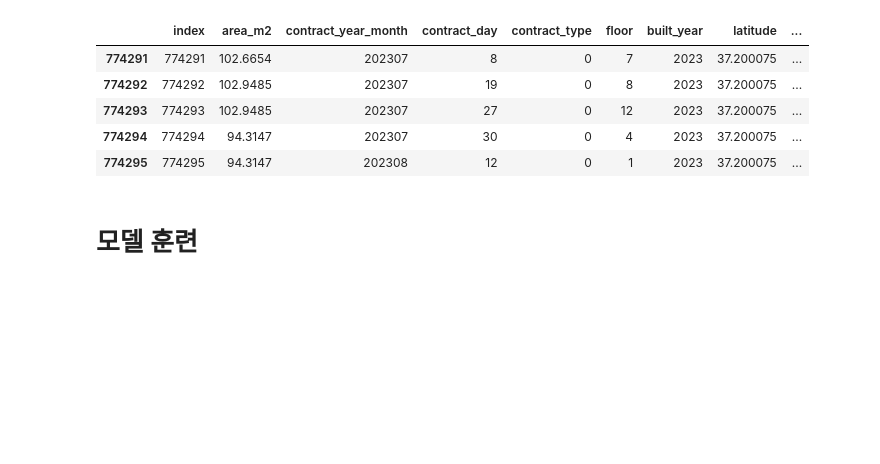
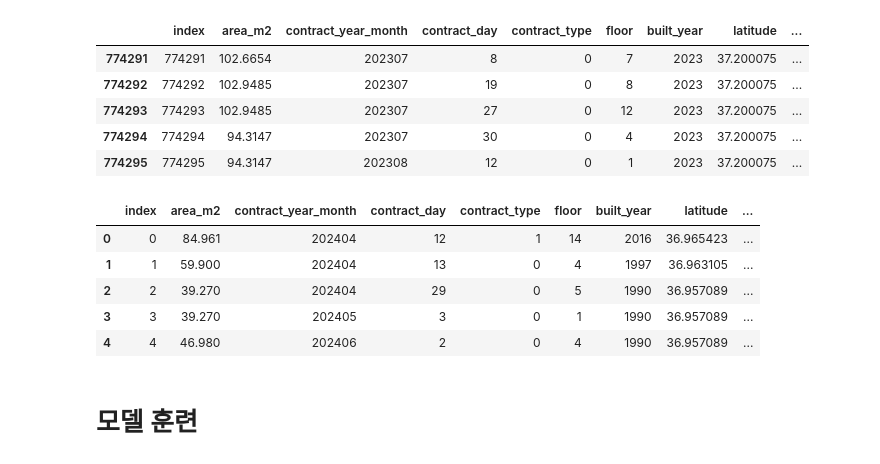
Before and after one commit to boostcampaitech7/level2-competitiveds-recsys-08, a Jupyter notebook: src/baseline.ipynb, the cells around one changed output. Saved outputs shown, nothing was run; the diff lists cells and outputs as text; code cells hidden in the pictures; blank space fills up the shorter version.

```diff
--- a/src/baseline.ipynb
+++ b/src/baseline.ipynb
@@ -216,6 +218,15 @@ X_holdout.head()
 | 774293 | 774293 | 102.9485 | 202307 | 27 | 0 | 12 | 2023 | 37.200075 | ... |
 | 774294 | 774294 | 94.3147 | 202307 | 30 | 0 | 4 | 2023 | 37.200075 | ... |
 | 774295 | 774295 | 94.3147 | 202308 | 12 | 0 | 1 | 2023 | 37.200075 | ... |
+# %%
+X_test.head()
+# %% [output]
+|  | index | area_m2 | contract_year_month | contract_day | contract_type | floor | built_year | latitude | ... |
+| 0 | 0 | 84.961 | 202404 | 12 | 1 | 14 | 2016 | 36.965423 | ... |
+| 1 | 1 | 59.900 | 202404 | 13 | 0 | 4 | 1997 | 36.963105 | ... |
+| 2 | 2 | 39.270 | 202404 | 29 | 0 | 5 | 1990 | 36.957089 | ... |
+| 3 | 3 | 39.270 | 202405 | 3 | 0 | 1 | 1990 | 36.957089 | ... |
+| 4 | 4 | 46.980 | 202406 | 2 | 0 | 4 | 1990 | 36.957089 | ... |
 # %% [markdown]
 # 모델 훈련
 # %% [markdown]
```
Also changed, not shown: parts of 13 cells of this notebook.
